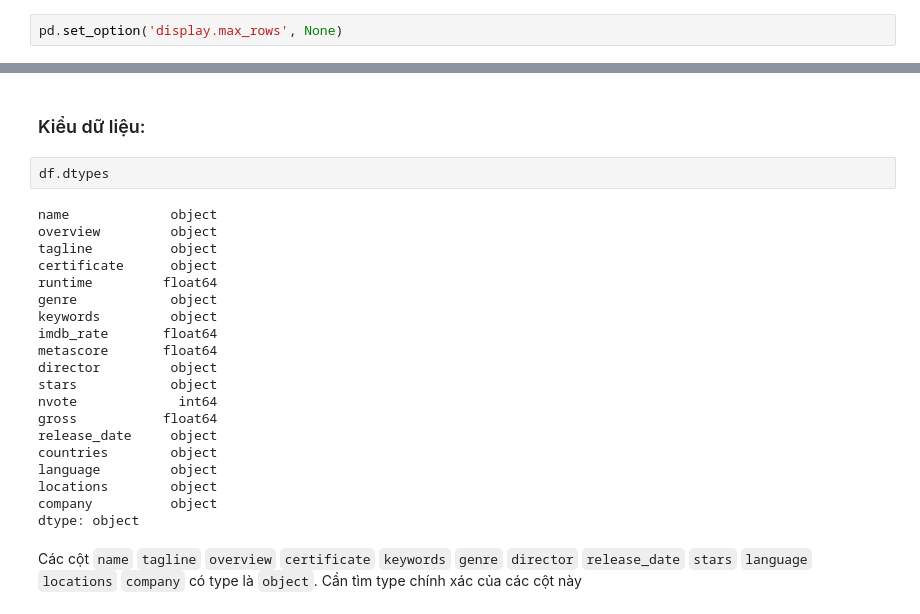
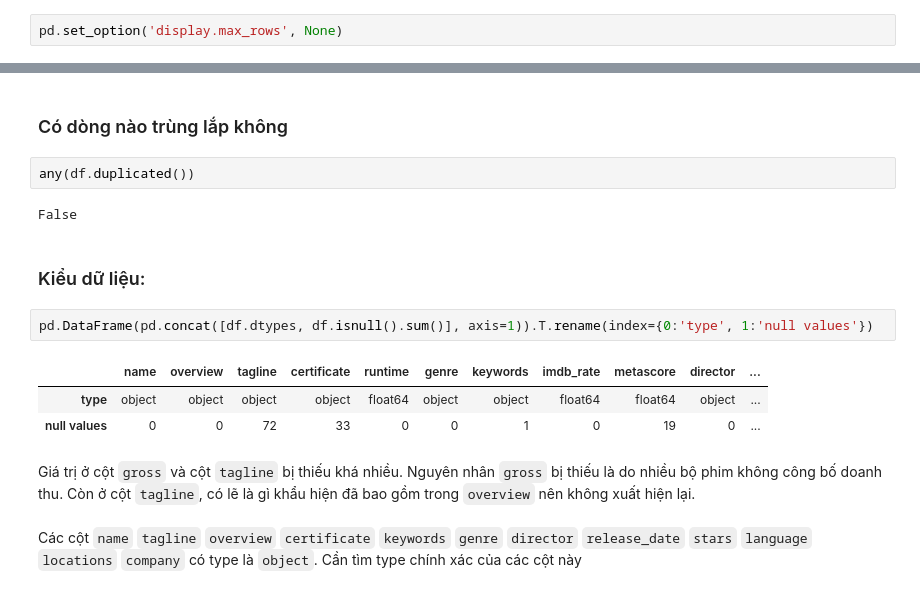
Before and after one commit to TrungTechh/Introduction-to-Data-Science, a Jupyter notebook: data_explorations.ipynb, the cells around one changed output, grey strips where cells are left out. Drawn from its saved outputs; the diff is of its cells as text.

```diff
--- a/data_explorations.ipynb
+++ b/data_explorations.ipynb
@@ -48,27 +73,19 @@ Các dòng: Mỗi dòng là thông tin của một bộ phim
+# %% [markdown]
+### Có dòng nào trùng lắp không
+# %%
+any(df.duplicated())
+# %% [output]
+False
 # %% [markdown]
 ### Kiểu dữ liệu:
 # %%
-df.dtypes
+pd.DataFrame(pd.concat([df.dtypes, df.isnull().sum()], axis=1)).T.rename(index={0:'type', 1:'null values'})
 # %% [output]
-name             object
-overview         object
-tagline          object
-certificate      object
-runtime         float64
-genre            object
-keywords         object
-imdb_rate       float64
-metascore       float64
-director         object
-stars            object
-nvote             int64
-gross           float64
-release_date     object
-countries        object
-language         object
-locations        object
-company          object
-dtype: object
+|  | name | overview | tagline | certificate | runtime | genre | keywords | imdb_rate | metascore | director | ... |
+| type | object | object | object | object | float64 | object | object | float64 | float64 | object | ... |
+| null values | 0 | 0 | 72 | 33 | 0 | 0 | 1 | 0 | 19 | 0 | ... |
+# %% [markdown]
+Giá trị ở cột `gross` và cột `tagline` bị thiếu khá nhiều. Nguyên nhân `gross` bị thiếu là do nhiều bộ phim không công bố doanh thu. Còn ở cột `tagline`, có lẽ là gì khẩu hiện đã bao gồm trong `overview` nên không xuất hiện lại.
 # %% [markdown]
 Các cột `name` `tagline` `overview` `certificate` `keywords` `genre` `director` `release_date` `stars` `language` `locations` `company` có type là `object`. Cần tìm type chính xác của các cột này
 # %%
```
Also changed, not shown: parts of 16 cells of this notebook, 1 other file.
